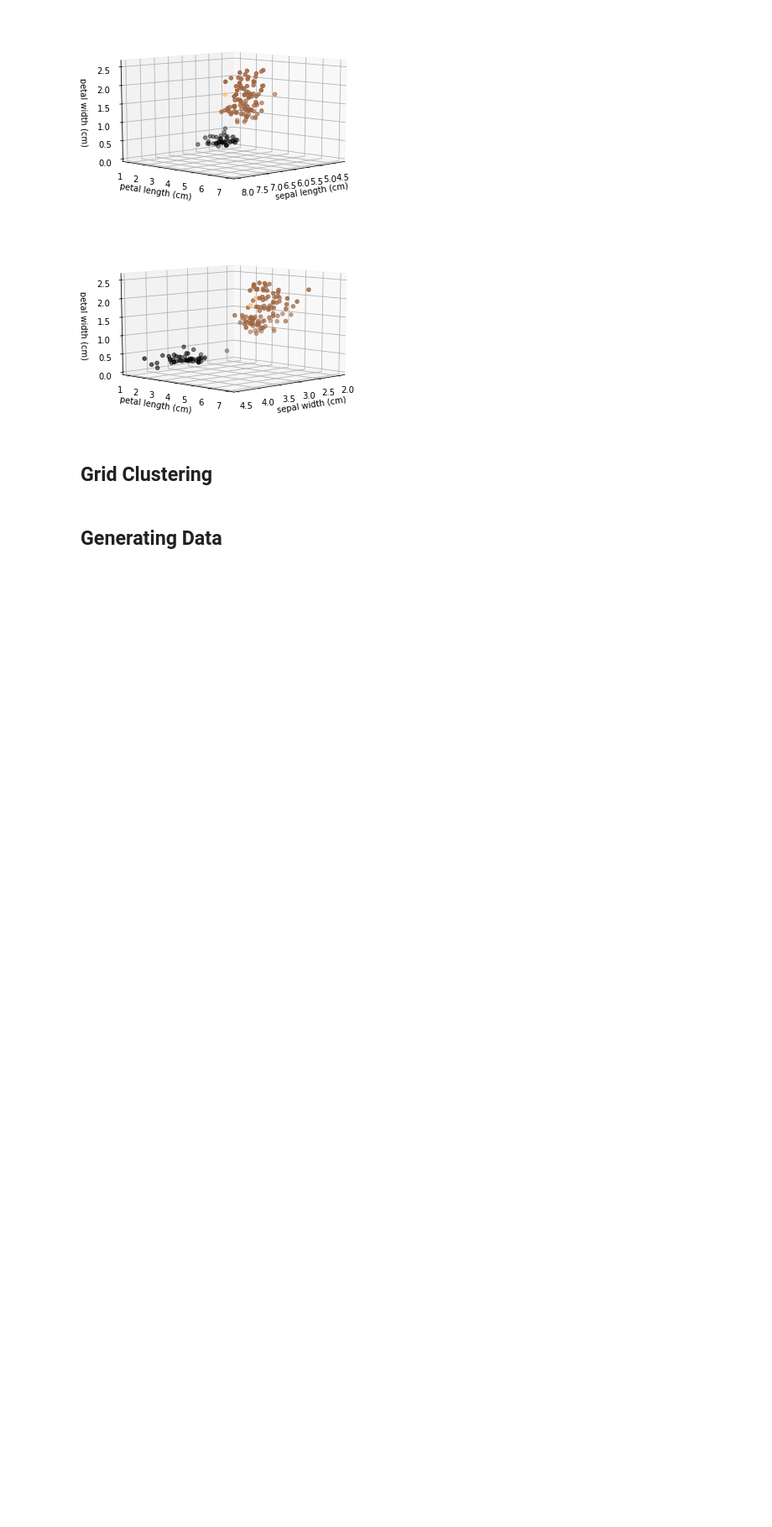
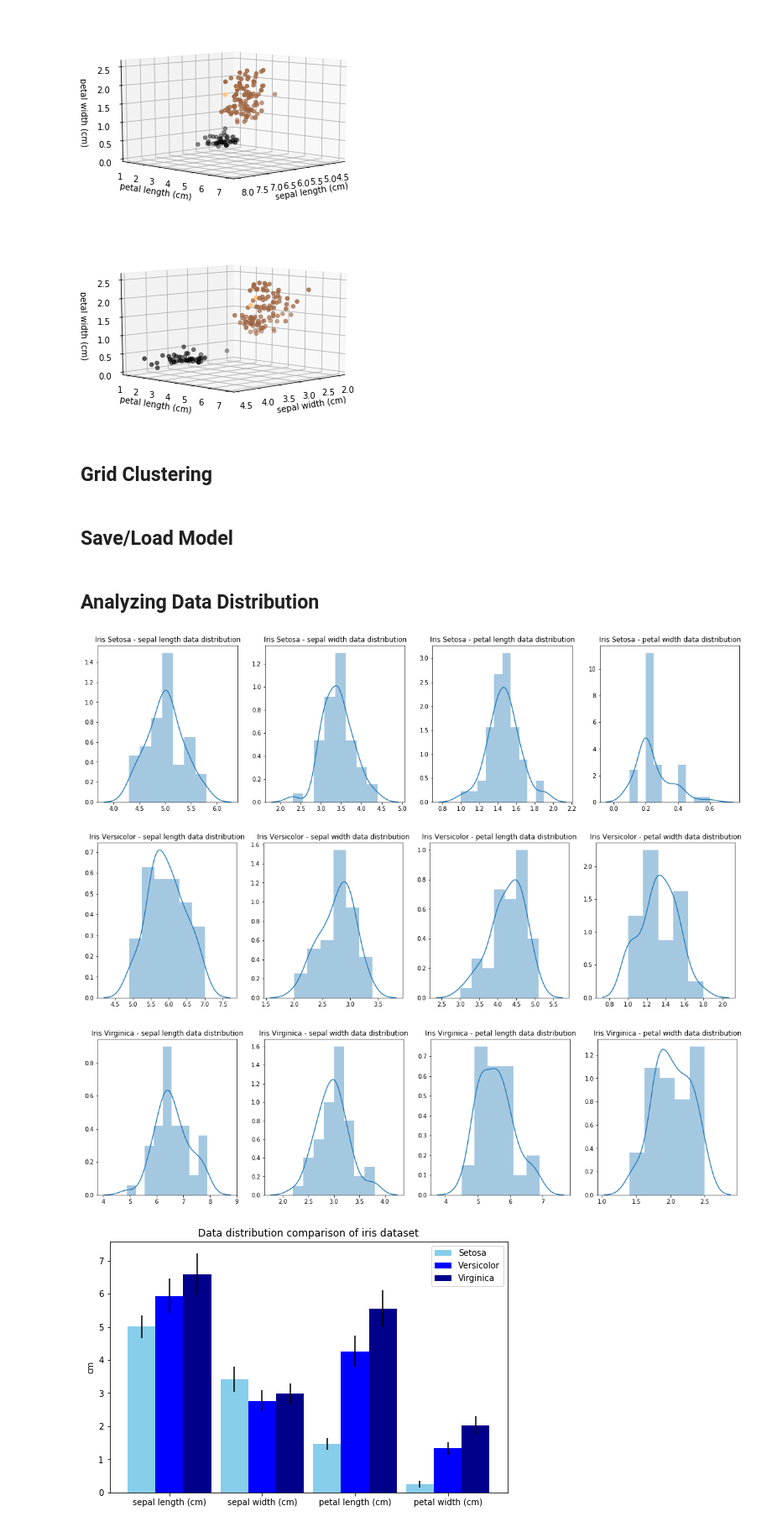
Before and after one commit to chandraseta/ml-clustering-sklearn, a Jupyter notebook: notebook/Clustering.ipynb, the cells around one changed output. Shown at 84% size. Drawn from its saved outputs; the diff is of its cells as text; code cells hidden in the pictures; blank space fills up the shorter version.

Commit message:
Add save/load model, data analysis and plotting

```diff
--- a/notebook/Clustering.ipynb
+++ b/notebook/Clustering.ipynb
@@ -219,7 +219,7 @@ Menggunakan library [mst_clustering](https://pypi.org/project/mst_clustering/)
 from mst_clustering import MSTClustering
 
 gb_clustering = MSTClustering(cutoff=2)
-gb_clustering_labels = graph_based_clustering.fit_predict(iris_X)
+gb_clustering_labels = gb_clustering.fit_predict(iris_X)
 
 gb_clustering_diff = 0
 for idx, y in enumerate(iris_y.values):
@@ -237,3 +237,5 @@ visualize_iris_3d(iris_X, gb_clustering_labels)
 [figure]
 # %% [markdown]
 ## Grid Clustering
+# %% [markdown]
+## Save/Load Model
@@ -240,2 +262,2 @@ visualize_iris_3d(iris_X, gb_clustering_labels)
 # %% [markdown]
-## Generating Data
+## Analyzing Data Distribution
@@ -245,0 +264,68 @@ iris_virginica = iris_dataframe[(iris_dataframe.target == 2)]
+# %%
+import seaborn as sns
+
+iris_setosa = iris_dataframe[(iris_dataframe.target == 0)].iloc[:, 0:4]
+iris_versicolor = iris_dataframe[(iris_dataframe.target == 1)].iloc[:, 0:4]
+iris_virginica = iris_dataframe[(iris_dataframe.target == 2)].iloc[:, 0:4]
+
+iris_setosa_means = [0, 0, 0, 0]
+iris_setosa_stds = [0, 0, 0, 0]
+for idx, column in enumerate(iris_setosa):
+    iris_setosa_means[idx] = np.mean(iris_setosa[column].values)
+    iris_setosa_stds[idx] = np.std(iris_setosa[column].values)
+
+iris_versicolor_means = [0, 0, 0, 0]
+iris_versicolor_stds = [0, 0, 0, 0]
+for idx, column in enumerate(iris_versicolor):
+    iris_versicolor_means[idx] = np.mean(iris_versicolor[column].values)
+    iris_versicolor_stds[idx] = np.std(iris_versicolor[column].values)
+
+iris_virginica_means = [0, 0, 0, 0]
+iris_virginica_stds = [0, 0, 0, 0]
+for idx, column in enumerate(iris_setosa):
+    iris_virginica_means[idx] = np.mean(iris_virginica[column].values)
+    iris_virginica_stds[idx] = np.std(iris_virginica[column].values)
+
+# Display data distribution of Iris Setosa
+fig, ax = plt.subplots(1, 4, figsize=(20, 5))
+for idx, column in enumerate(iris_setosa):
+    ax[idx].set_title('Iris Setosa - {} data distribution'.format(column[:-5]))
+    sns.distplot(iris_setosa[column].values, ax=ax[idx])
+
+# Display data distribution of Iris Versicolor
+fig, ax = plt.subplots(1, 4, figsize=(20, 5))
+for idx, column in enumerate(iris_versicolor):
+    ax[idx].set_title('Iris Versicolor - {} data distribution'.format(column[:-5]))
+    sns.distplot(iris_versicolor[column].values, ax=ax[idx])
+
+# Display data distribution of Iris Virginica
+fig, ax = plt.subplots(1, 4, figsize=(20, 5))
+for idx, column in enumerate(iris_virginica):
+    ax[idx].set_title('Iris Virginica - {} data distribution'.format(column[:-5]))
+    sns.distplot(iris_virginica[column].values, ax=ax[idx])
+
+
+# Display the means and stds difference
+indices = np.arange(len(iris_setosa_means))
+bar_width = 0.3
+
+fig, ax = plt.subplots()
+fig.set_size_inches(8.5, 5.5)
+bar1_setosa = ax.bar(indices - bar_width, iris_setosa_means, bar_width, yerr=iris_setosa_stds,
+                     color='SkyBlue', label='Setosa')
+bar2_versicolor = ax.bar(indices, iris_versicolor_means, bar_width, yerr=iris_versicolor_stds,
+                     color='Blue', label='Versicolor')
+bar3_virginica = ax.bar(indices + bar_width, iris_virginica_means, bar_width, yerr=iris_virginica_stds,
+                     color='DarkBlue', label='Virginica')
+ax.set_title('Data distribution comparison of iris dataset')
+ax.set_ylabel('cm')
+ax.set_xticks(indices)
+ax.set_xticklabels(iris_setosa.columns.tolist())
+ax.legend()
+
+plt.show()
+# %% [output]
+[figure, added]
+[figure, added]
+[figure, added]
+[figure, added]
```
Also changed, not shown: parts of 10 cells of this notebook.
